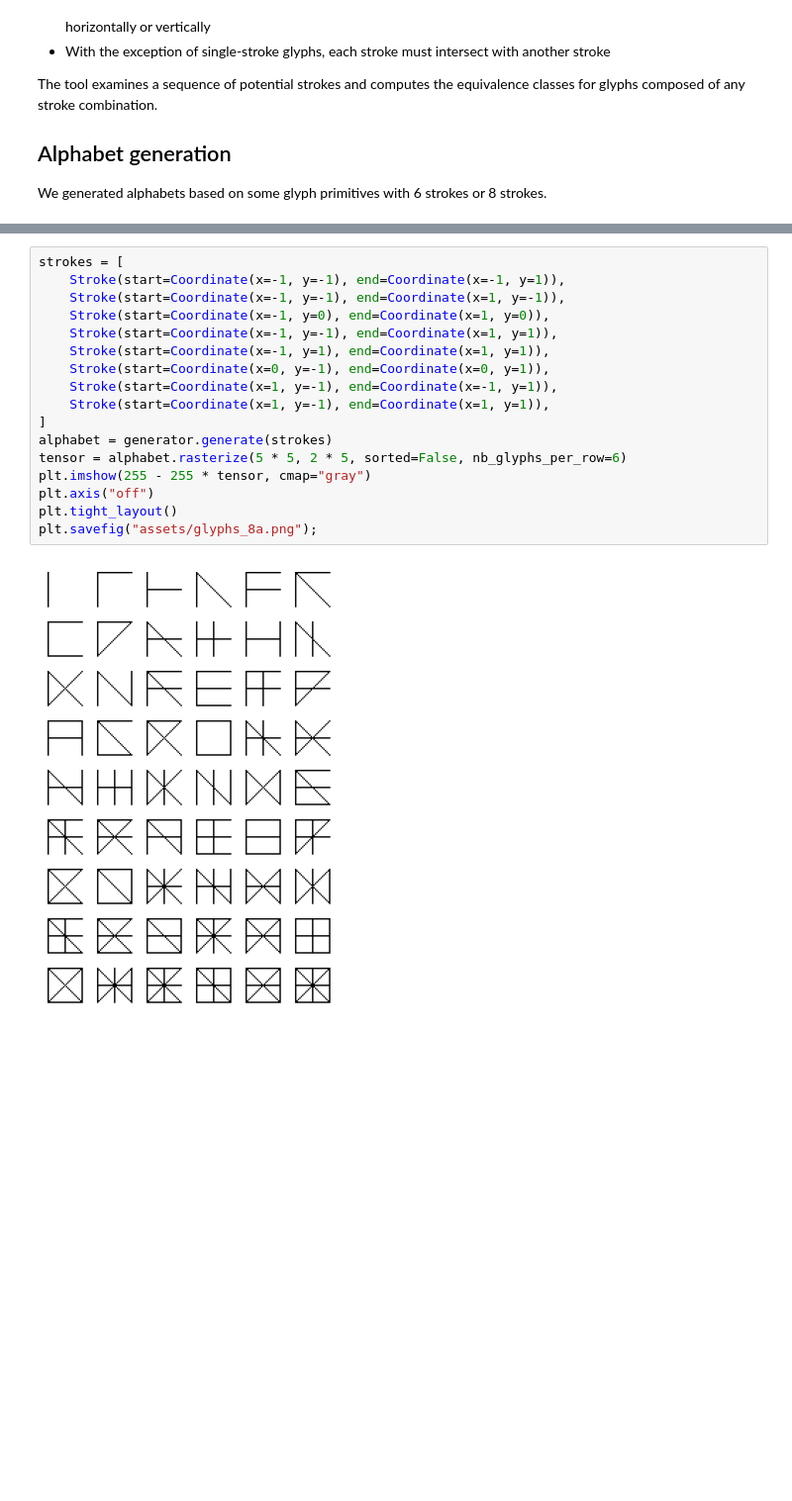
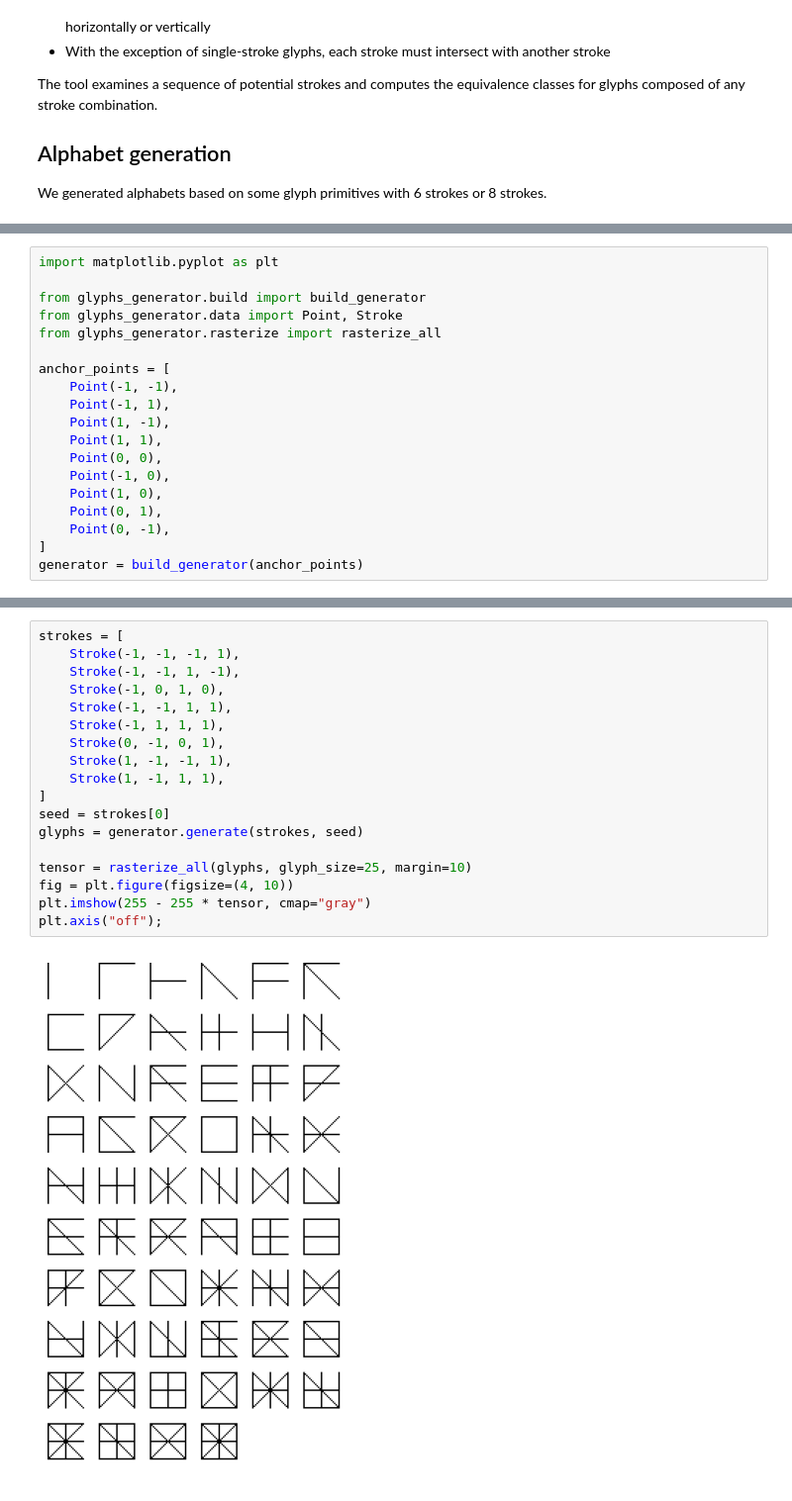
Before and after one commit to v4nn4/glyphs-generator, a Jupyter notebook: Demo.ipynb, the cells around one changed output, grey strips where cells are left out. Shown at 99% size. Drawn from its saved outputs; the diff is of its cells as text; blank space fills up the shorter version.

Commit message:
Algorithm without using raster + poetry

```diff
--- a/Demo.ipynb
+++ b/Demo.ipynb
@@ -35,0 +14,19 @@ plt.savefig("assets/glyphs_6a.png");
+# %%
+import matplotlib.pyplot as plt
+
+from glyphs_generator.build import build_generator
+from glyphs_generator.data import Point, Stroke
+from glyphs_generator.rasterize import rasterize_all
+
+anchor_points = [
+    Point(-1, -1),
+    Point(-1, 1),
+    Point(1, -1),
+    Point(1, 1),
+    Point(0, 0),
+    Point(-1, 0),
+    Point(1, 0),
+    Point(0, 1),
+    Point(0, -1),
+]
+generator = build_generator(anchor_points)
@@ -102,19 +84,20 @@ plt.savefig("assets/glyphs_6c.png");
 # %%
 strokes = [
-    Stroke(start=Coordinate(x=-1, y=-1), end=Coordinate(x=-1, y=1)),
-    Stroke(start=Coordinate(x=-1, y=-1), end=Coordinate(x=1, y=-1)),
-    Stroke(start=Coordinate(x=-1, y=0), end=Coordinate(x=1, y=0)),
-    Stroke(start=Coordinate(x=-1, y=-1), end=Coordinate(x=1, y=1)),
-    Stroke(start=Coordinate(x=-1, y=1), end=Coordinate(x=1, y=1)),
-    Stroke(start=Coordinate(x=0, y=-1), end=Coordinate(x=0, y=1)),
-    Stroke(start=Coordinate(x=1, y=-1), end=Coordinate(x=-1, y=1)),
-    Stroke(start=Coordinate(x=1, y=-1), end=Coordinate(x=1, y=1)),
+    Stroke(-1, -1, -1, 1),
+    Stroke(-1, -1, 1, -1),
+    Stroke(-1, 0, 1, 0),
+    Stroke(-1, -1, 1, 1),
+    Stroke(-1, 1, 1, 1),
+    Stroke(0, -1, 0, 1),
+    Stroke(1, -1, -1, 1),
+    Stroke(1, -1, 1, 1),
 ]
-alphabet = generator.generate(strokes)
-tensor = alphabet.rasterize(5 * 5, 2 * 5, sorted=False, nb_glyphs_per_row=6)
+seed = strokes[0]
+glyphs = generator.generate(strokes, seed)
+
+tensor = rasterize_all(glyphs, glyph_size=25, margin=10)
+fig = plt.figure(figsize=(4, 10))
 plt.imshow(255 - 255 * tensor, cmap="gray")
-plt.axis("off")
-plt.tight_layout()
-plt.savefig("assets/glyphs_8a.png");
+plt.axis("off");
 # %% [output]
-[figure, old version]
+[figure, new version]
```
Also changed, not shown: parts of 6 cells of this notebook, 14 other files.
